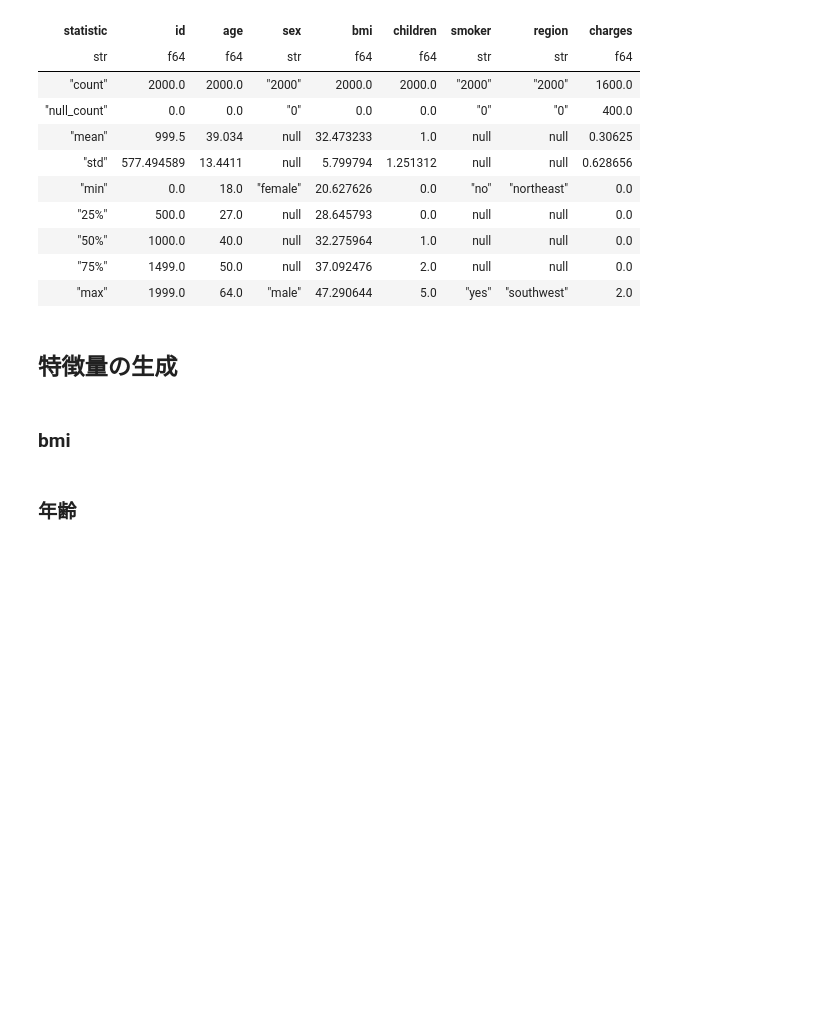
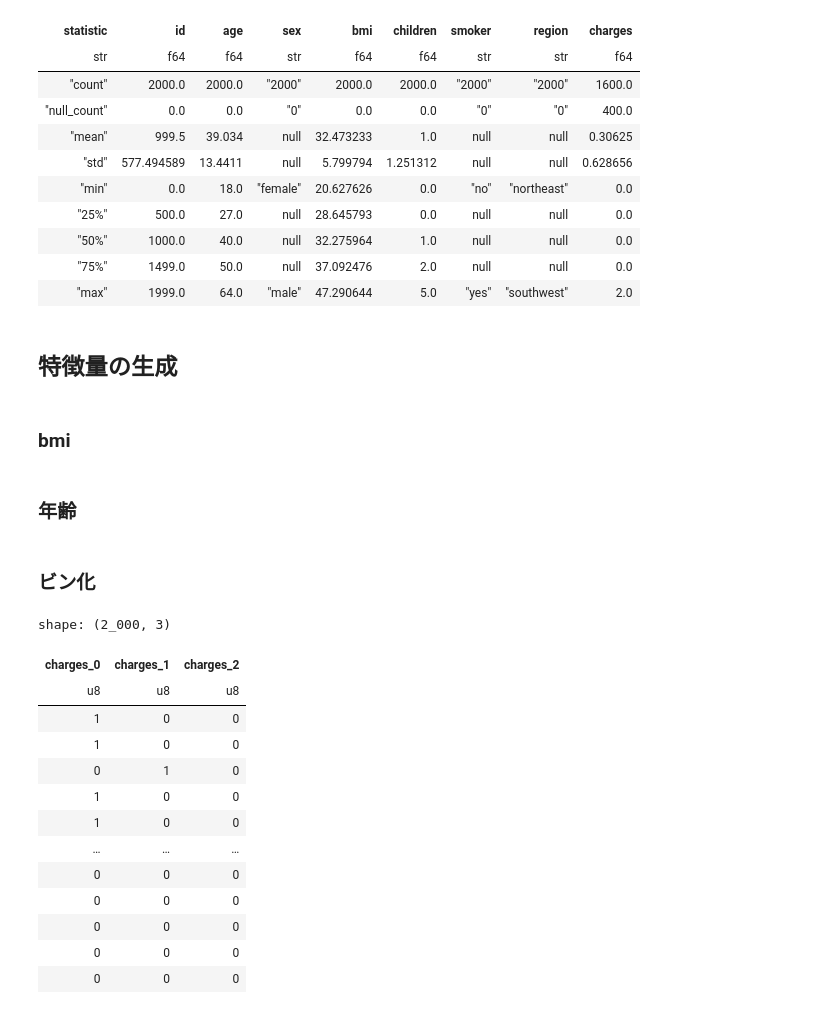
Before and after one commit to tunamaguro/signate-competition-991, a Jupyter notebook: src/boosting.ipynb, the cells around one changed output. Drawn from its saved outputs; the diff is of its cells as text; code cells hidden in the pictures; blank space fills up the shorter version.

```diff
--- a/src/boosting.ipynb
+++ b/src/boosting.ipynb
@@ -144,2 +149,4 @@ age_std_diff = merged_df.select((age_col.std() - age_col).alias("age_std_diff"))
 
 age_square = merged_df.select((age_col * age_col).alias("age_square"))
+# %% [markdown]
+### ビン化
@@ -145,0 +198,21 @@ age_square = merged_df.select((age_col * age_col).alias("age_square"))
+# %%
+charges_col = pl.col("charges")
+charges_types = (
+    merged_df.select(charges_col).to_dummies().select(cs.exclude("charges_null"))
+)
+charges_types
+# %% [output]
+shape: (2_000, 3)
+| charges_0 | charges_1 | charges_2 |
+| u8 | u8 | u8 |
+| 1 | 0 | 0 |
+| 1 | 0 | 0 |
+| 0 | 1 | 0 |
+| 1 | 0 | 0 |
+| 1 | 0 | 0 |
+| … | … | … |
+| 0 | 0 | 0 |
+| 0 | 0 | 0 |
+| 0 | 0 | 0 |
+| 0 | 0 | 0 |
+| 0 | 0 | 0 |
```
Also changed, not shown: parts of 24 cells of this notebook, 2 other files.
